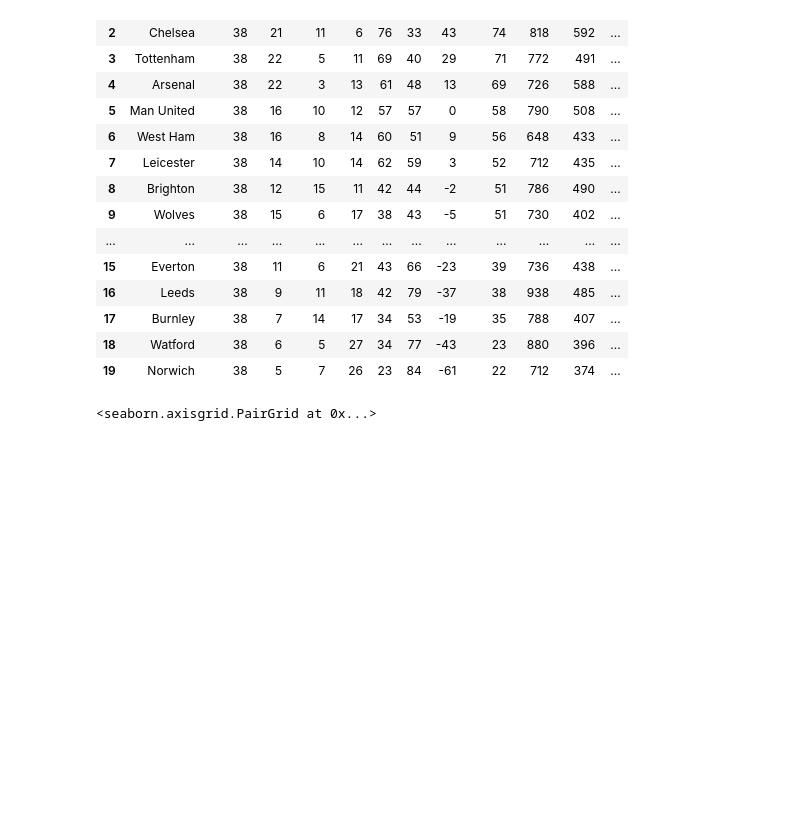
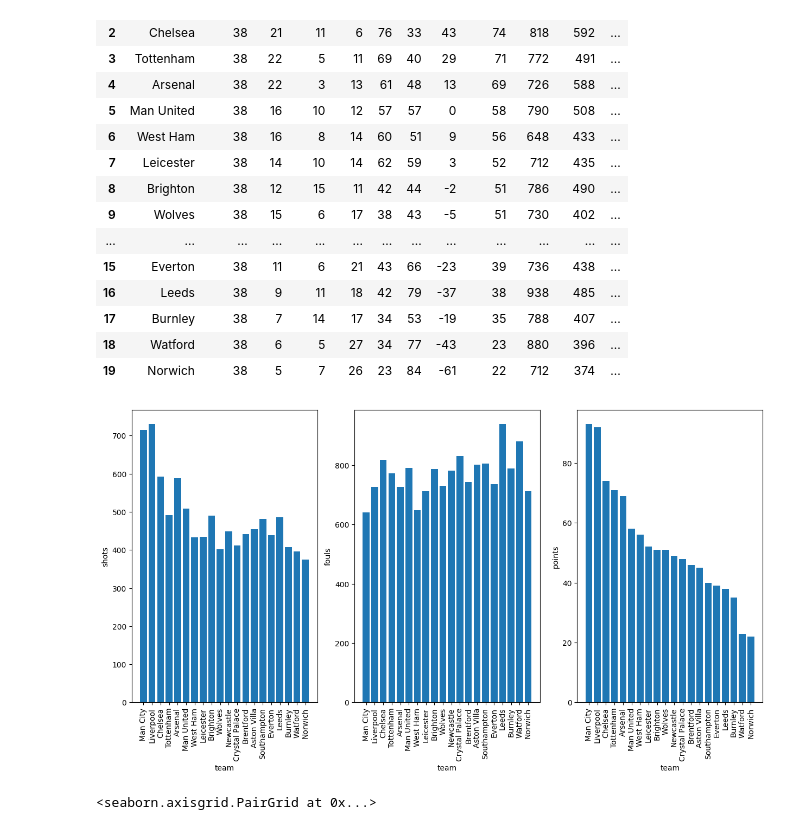
Before and after one commit to Jamesf50/UCDPA_JamesMcCaghey, a Jupyter notebook: prem_league_21_22.ipynb, the cells around one changed output. Cells and saved outputs as stored; diff of their text form; code cells hidden in the pictures; blank space fills up the shorter version.

```diff
--- a/prem_league_21_22.ipynb
+++ b/prem_league_21_22.ipynb
@@ -478,6 +457,27 @@ table
 | 17 | Burnley | 38 | 7 | 14 | 17 | 34 | 53 | -19 | 35 | 788 | 407 | ... |
 | 18 | Watford | 38 | 6 | 5 | 27 | 34 | 77 | -43 | 23 | 880 | 396 | ... |
 | 19 | Norwich | 38 | 5 | 7 | 26 | 23 | 84 | -61 | 22 | 712 | 374 | ... |
+# %%
+import matplotlib.pyplot as plt
+plt.figure(figsize=(15, 7))
+plt.subplot(131)
+plt.bar(table.Team, table.shots)
+plt.xlabel('team')
+plt.ylabel('shots')
+plt.xticks(rotation='vertical')
+plt.subplot(132)
+plt.bar(table.Team, table.fouls)
+plt.xlabel('team')
+plt.ylabel('fouls')
+plt.xticks(rotation='vertical')
+plt.subplot(133)
+plt.bar(table.Team, table.points)
+plt.xlabel('team')
+plt.ylabel('points')
+plt.xticks(rotation='vertical')
+plt.show()
+# %% [output]
+[figure, added]
 # %%
 sns.pairplot(data=table, vars=['gd','shots on target'], hue = 'points')
 # %% [output]
```
Also changed, not shown: parts of 6 cells of this notebook.
